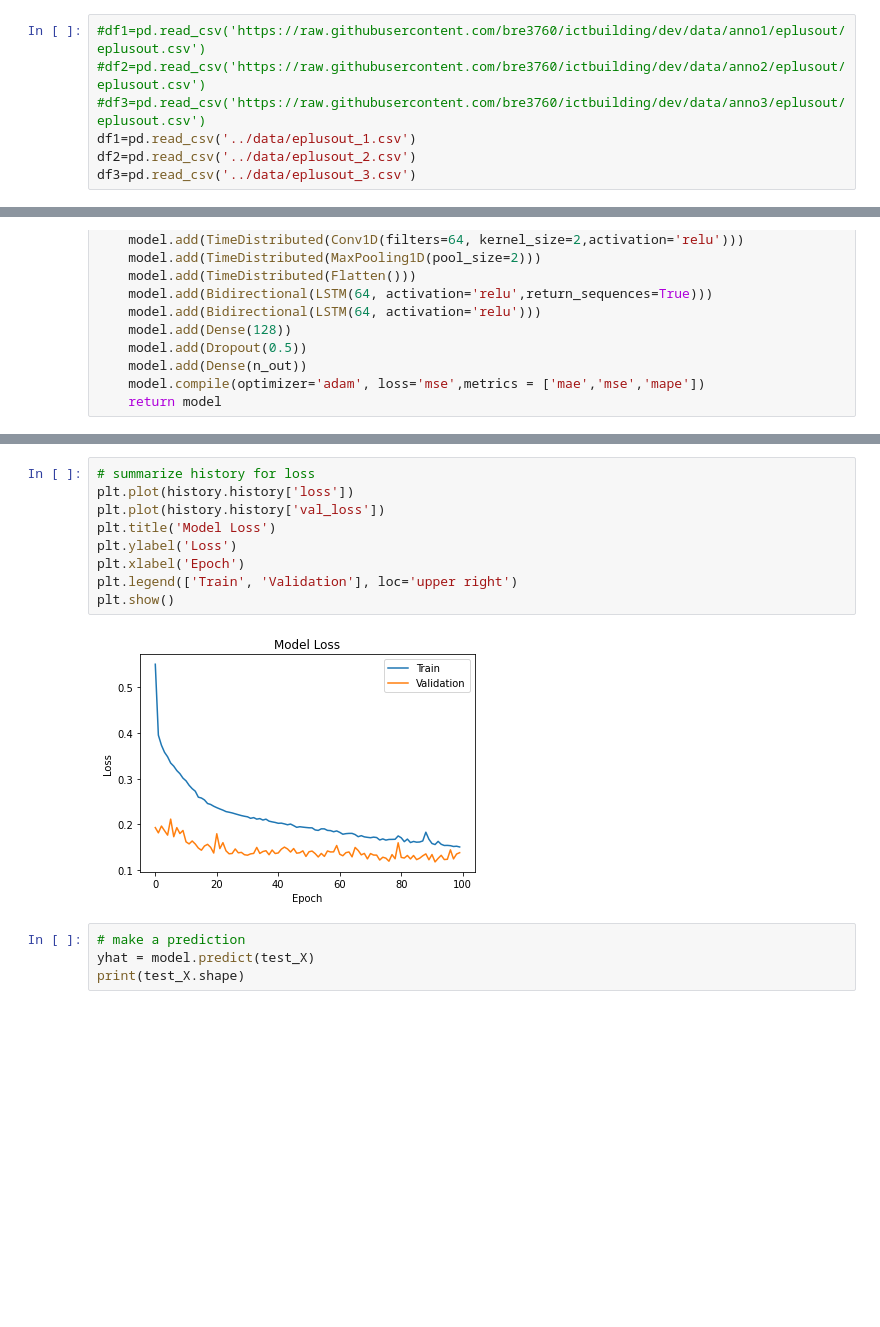
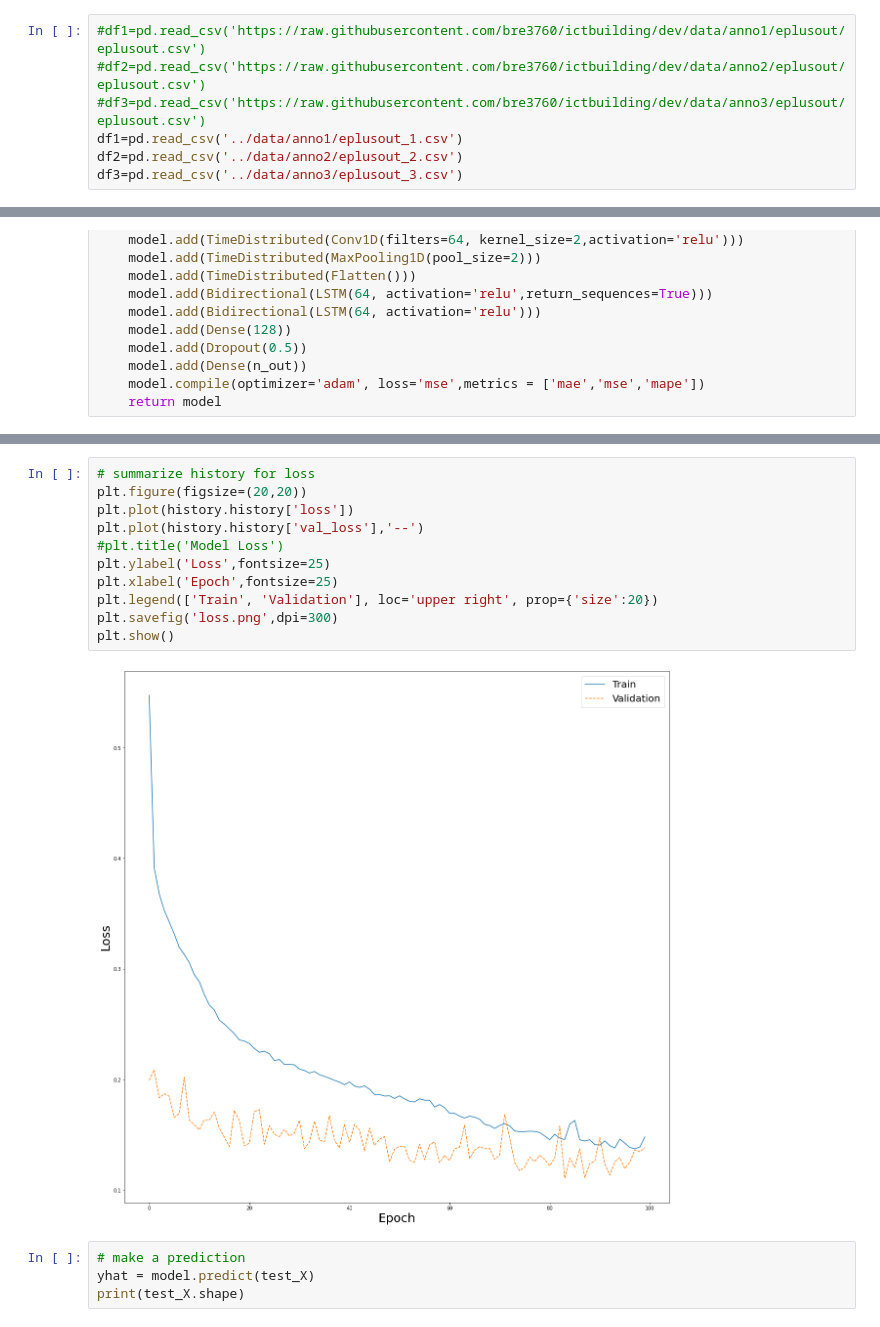
Before and after one commit to bre3760/ictbuilding, a Jupyter notebook: prediction_model/CNNbiLSTM_last.ipynb, the cells around one changed output, grey strips where cells are left out. Saved outputs shown, nothing was run; the diff lists cells and outputs as text; blank space fills up the shorter version.

```diff
--- a/prediction_model/CNNbiLSTM_last.ipynb
+++ b/prediction_model/CNNbiLSTM_last.ipynb
@@ -38,9 +36,9 @@ Couldn't import dot_parser, loading of dot files will not be possible.
 #df1=pd.read_csv('https://raw.githubusercontent.com/bre3760/ictbuilding/dev/data/anno1/eplusout/eplusout.csv')
 #df2=pd.read_csv('https://raw.githubusercontent.com/bre3760/ictbuilding/dev/data/anno2/eplusout/eplusout.csv')
 #df3=pd.read_csv('https://raw.githubusercontent.com/bre3760/ictbuilding/dev/data/anno3/eplusout/eplusout.csv')
-df1=pd.read_csv('../data/eplusout_1.csv')
-df2=pd.read_csv('../data/eplusout_2.csv')
-df3=pd.read_csv('../data/eplusout_3.csv')
+df1=pd.read_csv('../data/anno1/eplusout_1.csv')
+df2=pd.read_csv('../data/anno2/eplusout_2.csv')
+df3=pd.read_csv('../data/anno3/eplusout_3.csv')
 # %%
 #Set number of timestep to use for prediction and to predict
 n_in = 12
@@ -335,14 +333,16 @@ Epoch 100/100
 # %%
 # summarize history for loss
+plt.figure(figsize=(20,20))
 plt.plot(history.history['loss'])
-plt.plot(history.history['val_loss'])
-plt.title('Model Loss')
-plt.ylabel('Loss')
-plt.xlabel('Epoch')
-plt.legend(['Train', 'Validation'], loc='upper right')
+plt.plot(history.history['val_loss'],'--')
+#plt.title('Model Loss')
+plt.ylabel('Loss',fontsize=25)
+plt.xlabel('Epoch',fontsize=25)
+plt.legend(['Train', 'Validation'], loc='upper right', prop={'size':20})
+plt.savefig('loss.png',dpi=300)
 plt.show()
 # %% [output]
-[figure, old version]
+[figure, new version]
 # %%
 # make a prediction
 yhat = model.predict(test_X)
```
Also changed, not shown: parts of 8 cells of this notebook, 33 other files.
